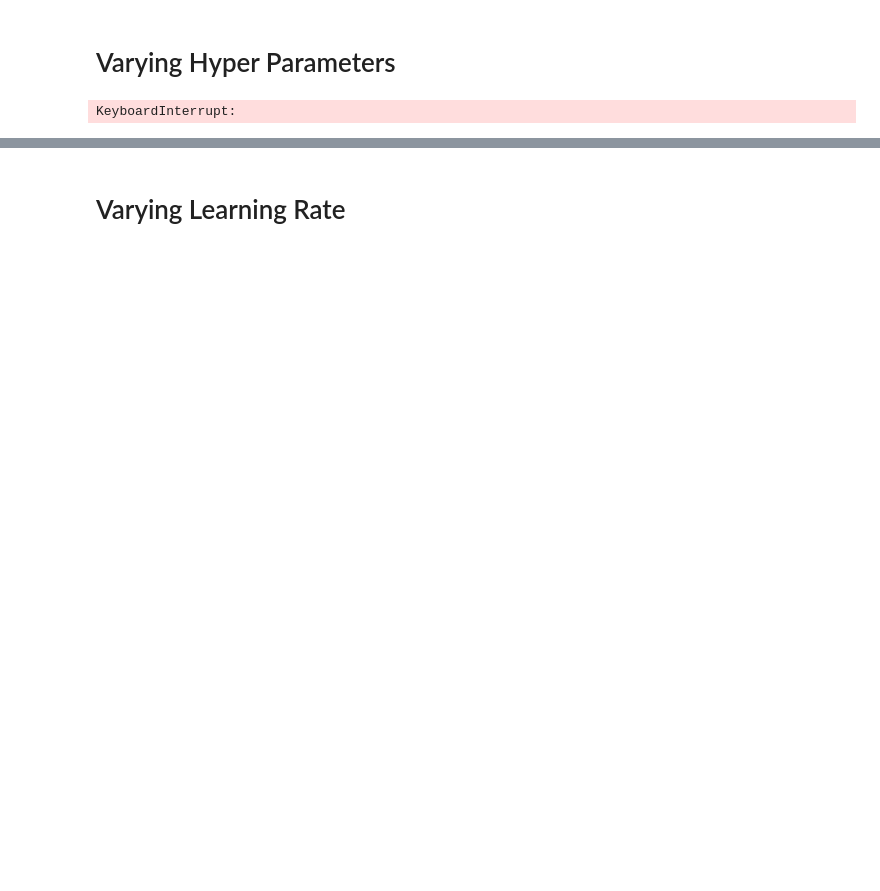
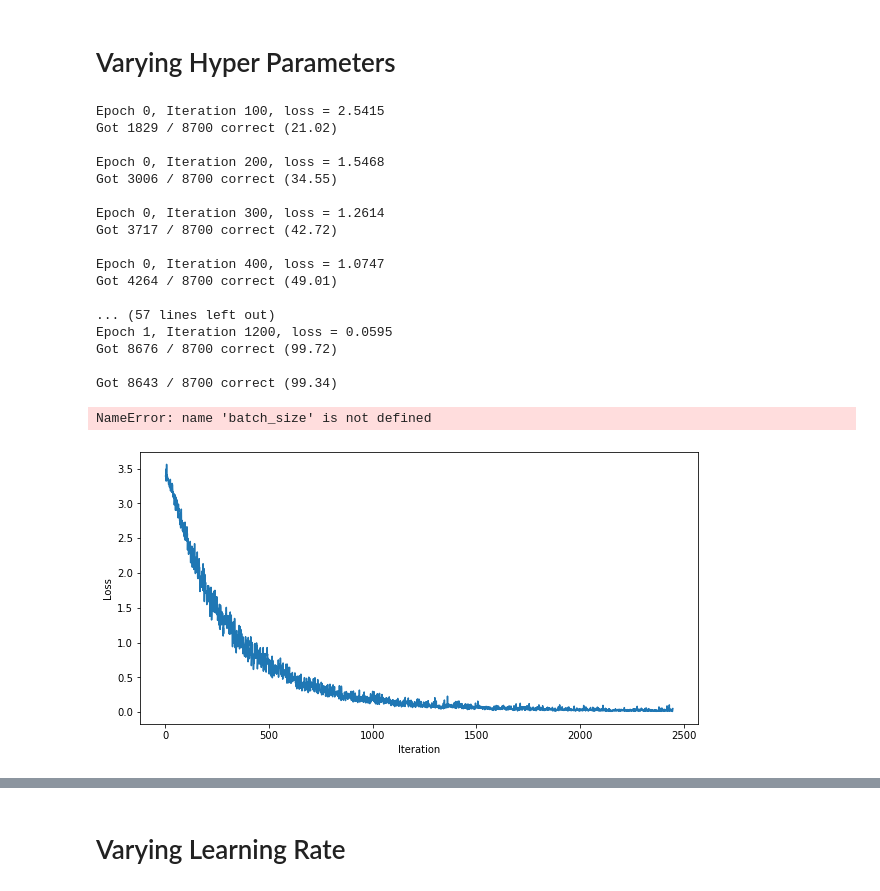
Before and after one commit to sebastian110203/ECE176Final, a Jupyter notebook: ECE_176_Project.ipynb, the cells around one changed output, grey strips where cells are left out. Drawn from its saved outputs; the diff is of its cells as text; code cells hidden in the pictures; blank space fills up the shorter version.

```diff
--- a/ECE_176_Project.ipynb
+++ b/ECE_176_Project.ipynb
@@ -558,8 +533,0 @@ class ResNet(nn.Module):
-# %%
- model = ResNet(num_class = num_class,batch_norm= True)
-optimizer = optim.SGD(model.parameters(), lr=learning_rate,
-                     momentum=0.9, nesterov=True)
-
-final_accuracy, iterations, losses = train_part34(model, optimizer, epochs=5)
-# %% [output]
-KeyboardInterrupt:
@@ -565,0 +627,41 @@ KeyboardInterrupt:
+# %%
+ model = ResNet(num_class = num_class,batch_norm= True)
+optimizer = optim.SGD(model.parameters(), lr=learning_rate,
+                     momentum=0.9, nesterov=True)
+
+final_accuracy, iterations, losses = train_part34(model, optimizer, epochs=2)
+plt.figure(figsize=(10, 5))
+plt.plot(iterations, losses, label='Testing Loss')
+plt.xlabel('Iteration')
+plt.ylabel('Loss')
+plt.title(f'Testing Loss vs. Iteration - 64')
+plt.legend()
+plt.show()
+
+plt.figure(figsize=(10, 5))
+plt.plot(iterations, final_accuracy, label='Testing accuracy')
+plt.xlabel('Iteration')
+plt.ylabel('Accuracy')
+plt.title(f'Testing Accuracy vs. Iteration - 64')
+plt.legend()
+plt.show()
+# %% [output]
+Epoch 0, Iteration 100, loss = 2.5415
+Got 1829 / 8700 correct (21.02)
+
+Epoch 0, Iteration 200, loss = 1.5468
+Got 3006 / 8700 correct (34.55)
+
+Epoch 0, Iteration 300, loss = 1.2614
+Got 3717 / 8700 correct (42.72)
+
+Epoch 0, Iteration 400, loss = 1.0747
+Got 4264 / 8700 correct (49.01)
+
+... (57 lines left out)
+Epoch 1, Iteration 1200, loss = 0.0595
+Got 8676 / 8700 correct (99.72)
+
+Got 8643 / 8700 correct (99.34)
+NameError: name 'batch_size' is not defined
+[figure, added]
```
Also changed, not shown: parts of 37 cells of this notebook.
